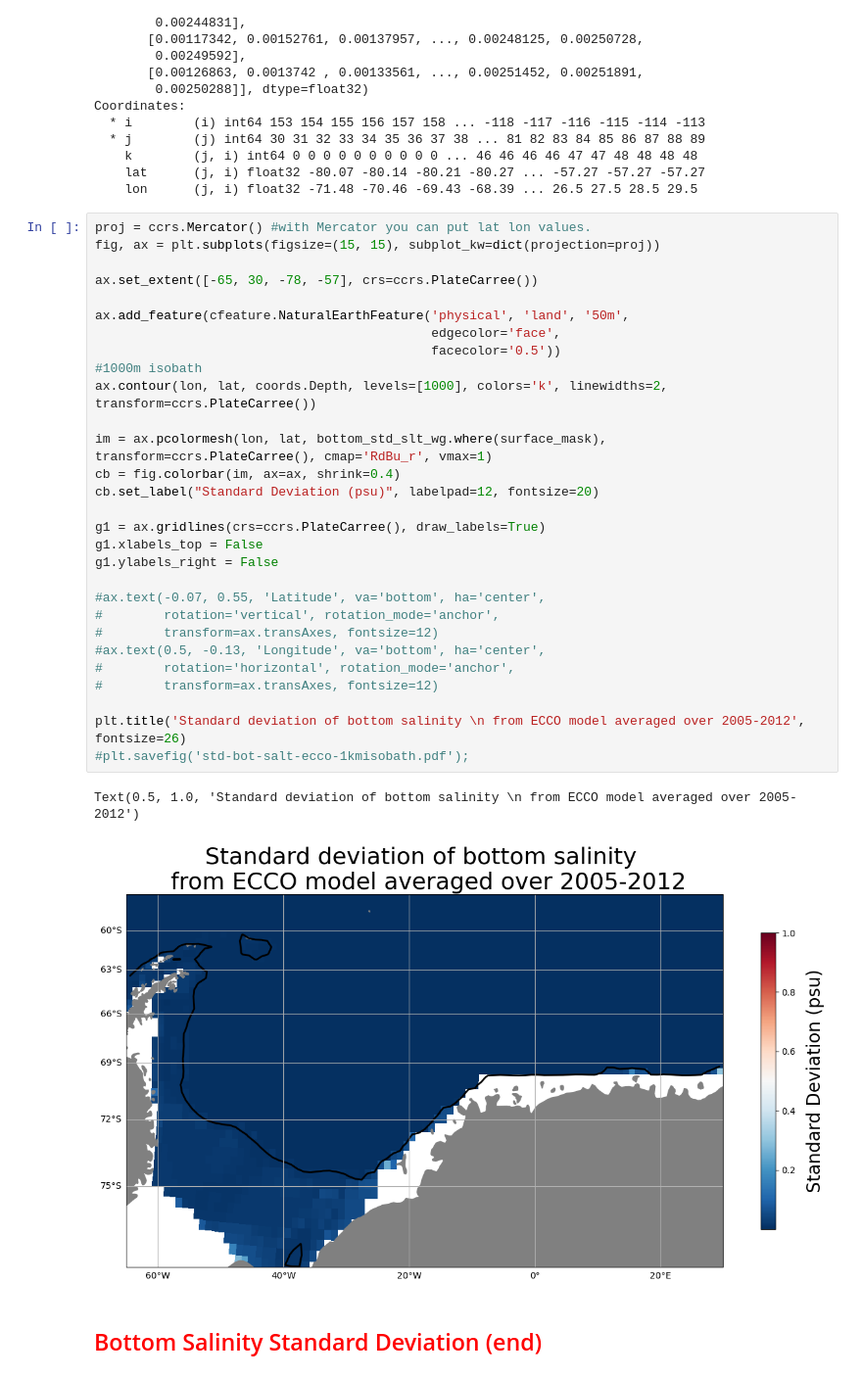
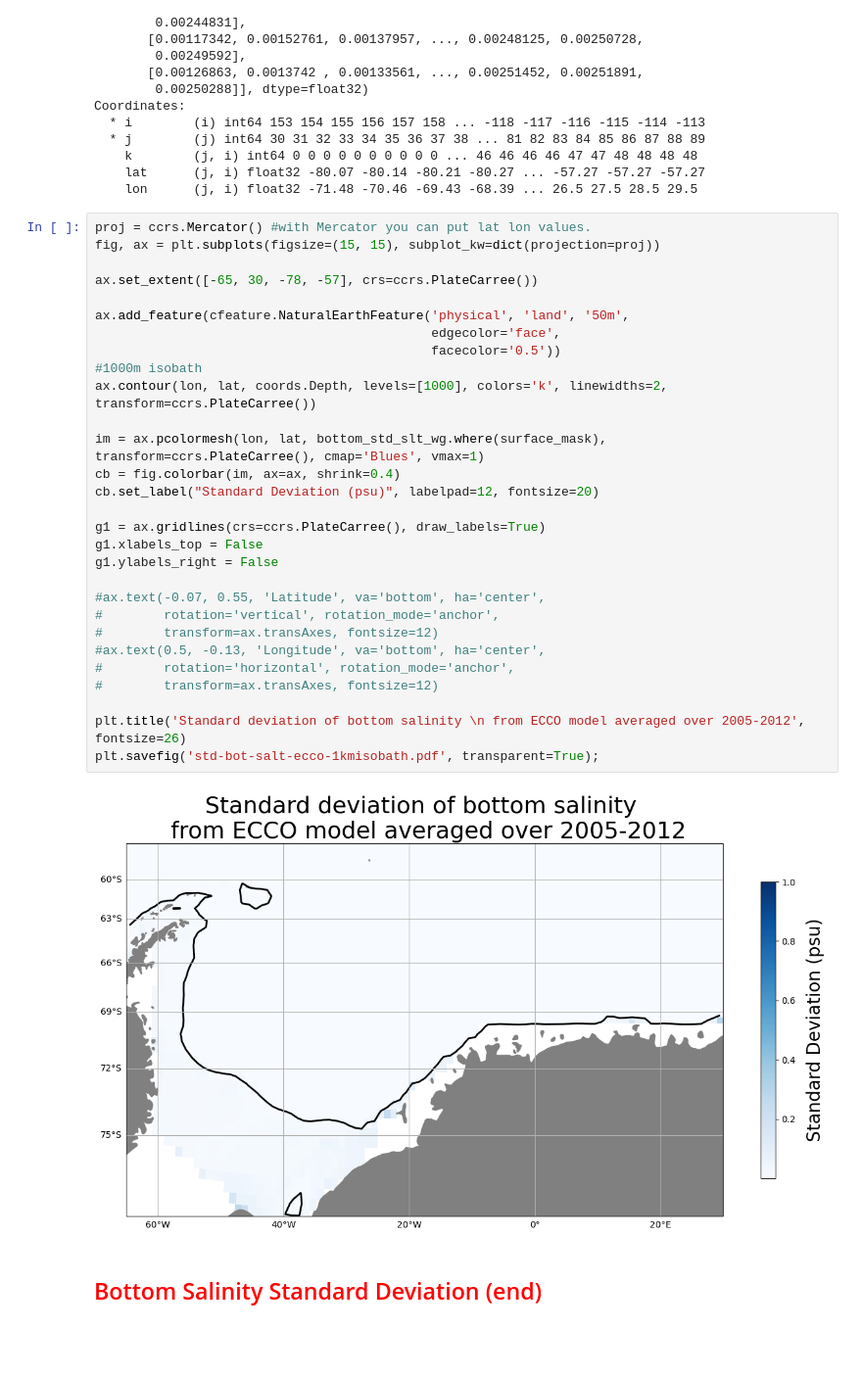
Before and after one commit to shanicetbailey/chapter1, a Jupyter notebook: ECCO-budgets/5_bottom-temp_slt-std-figs.ipynb, the cells around one changed output. Shown at 98% size. Saved outputs shown, nothing was run; the diff lists cells and outputs as text; blank space fills up the shorter version.

Commit message:
changed cmap of temp and salt fields and salt std fields, and fixes soses salt figs to display correct northern boundary

```diff
--- a/ECCO-budgets/5_bottom-temp_slt-std-figs.ipynb
+++ b/ECCO-budgets/5_bottom-temp_slt-std-figs.ipynb
@@ -533,35 +491,34 @@ Coordinates:
 # %%
 proj = ccrs.Mercator() #with Mercator you can put lat lon values.
 fig, ax = plt.subplots(figsize=(15, 15), subplot_kw=dict(projection=proj))
 
 ax.set_extent([-65, 30, -78, -57], crs=ccrs.PlateCarree())
 
 ax.add_feature(cfeature.NaturalEarthFeature('physical', 'land', '50m',
                                             edgecolor='face',
                                             facecolor='0.5'))
 #1000m isobath
 ax.contour(lon, lat, coords.Depth, levels=[1000], colors='k', linewidths=2, transform=ccrs.PlateCarree())
 
-im = ax.pcolormesh(lon, lat, bottom_std_slt_wg.where(surface_mask), transform=ccrs.PlateCarree(), cmap='RdBu_r', vmax=1)
+im = ax.pcolormesh(lon, lat, bottom_std_slt_wg.where(surface_mask), transform=ccrs.PlateCarree(), cmap='Blues', vmax=1)
 cb = fig.colorbar(im, ax=ax, shrink=0.4)
 cb.set_label("Standard Deviation (psu)", labelpad=12, fontsize=20)
 
 g1 = ax.gridlines(crs=ccrs.PlateCarree(), draw_labels=True)
 g1.xlabels_top = False
 g1.ylabels_right = False
 
 #ax.text(-0.07, 0.55, 'Latitude', va='bottom', ha='center',
 #        rotation='vertical', rotation_mode='anchor',
 #        transform=ax.transAxes, fontsize=12)
 #ax.text(0.5, -0.13, 'Longitude', va='bottom', ha='center',
 #        rotation='horizontal', rotation_mode='anchor',
 #        transform=ax.transAxes, fontsize=12)
 
 plt.title('Standard deviation of bottom salinity \n from ECCO model averaged over 2005-2012', fontsize=26)
-#plt.savefig('std-bot-salt-ecco-1kmisobath.pdf');
+plt.savefig('std-bot-salt-ecco-1kmisobath.pdf', transparent=True);
 # %% [output]
-Text(0.5, 1.0, 'Standard deviation of bottom salinity \n from ECCO model averaged over 2005-2012')
-[figure, old version]
+[figure, new version]
 # %% [markdown]
 ## <span style='color:Red'> Bottom Salinity Standard Deviation (end)
 # %%
```
Also changed, not shown: parts of 20 cells of this notebook, 3 other files.
